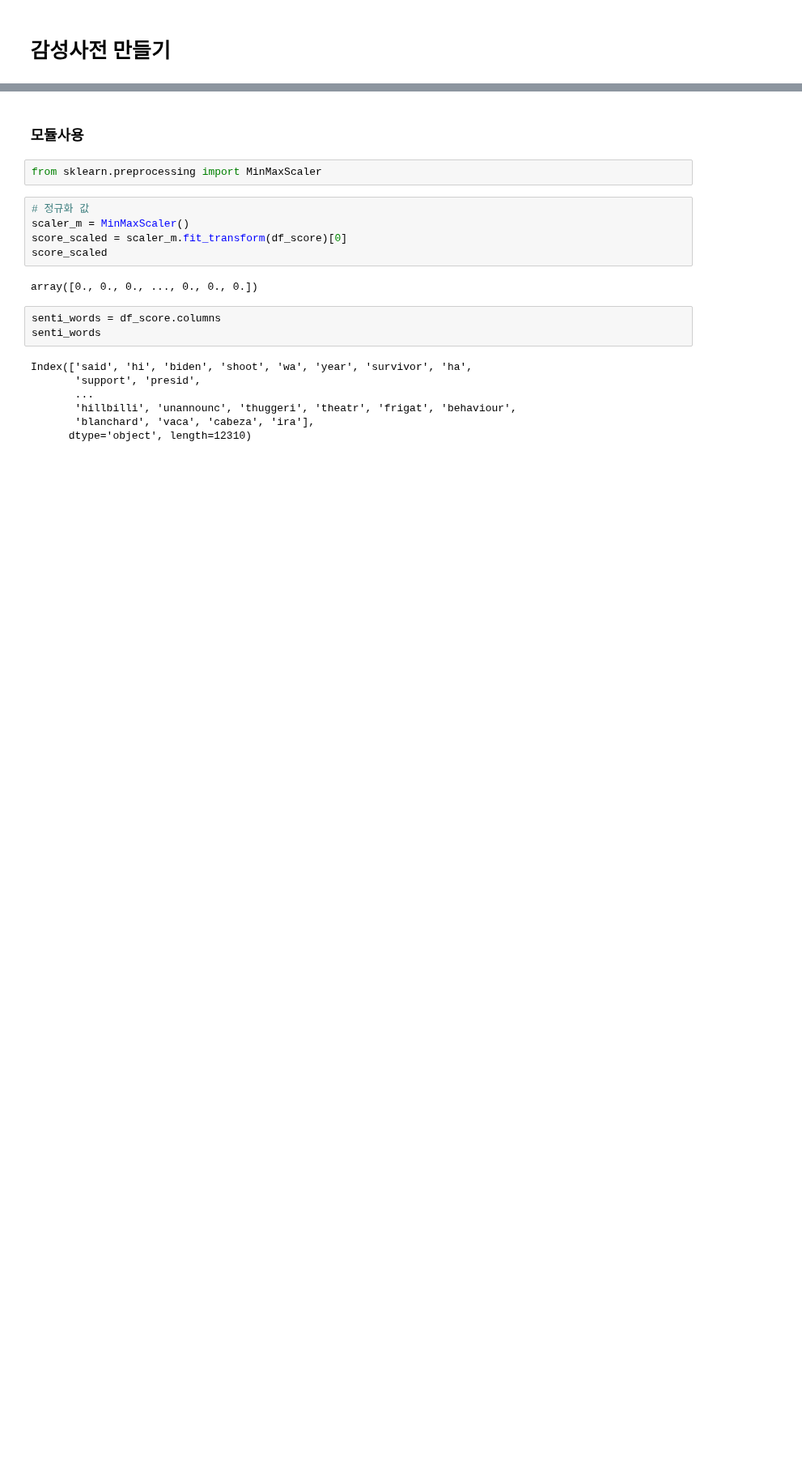
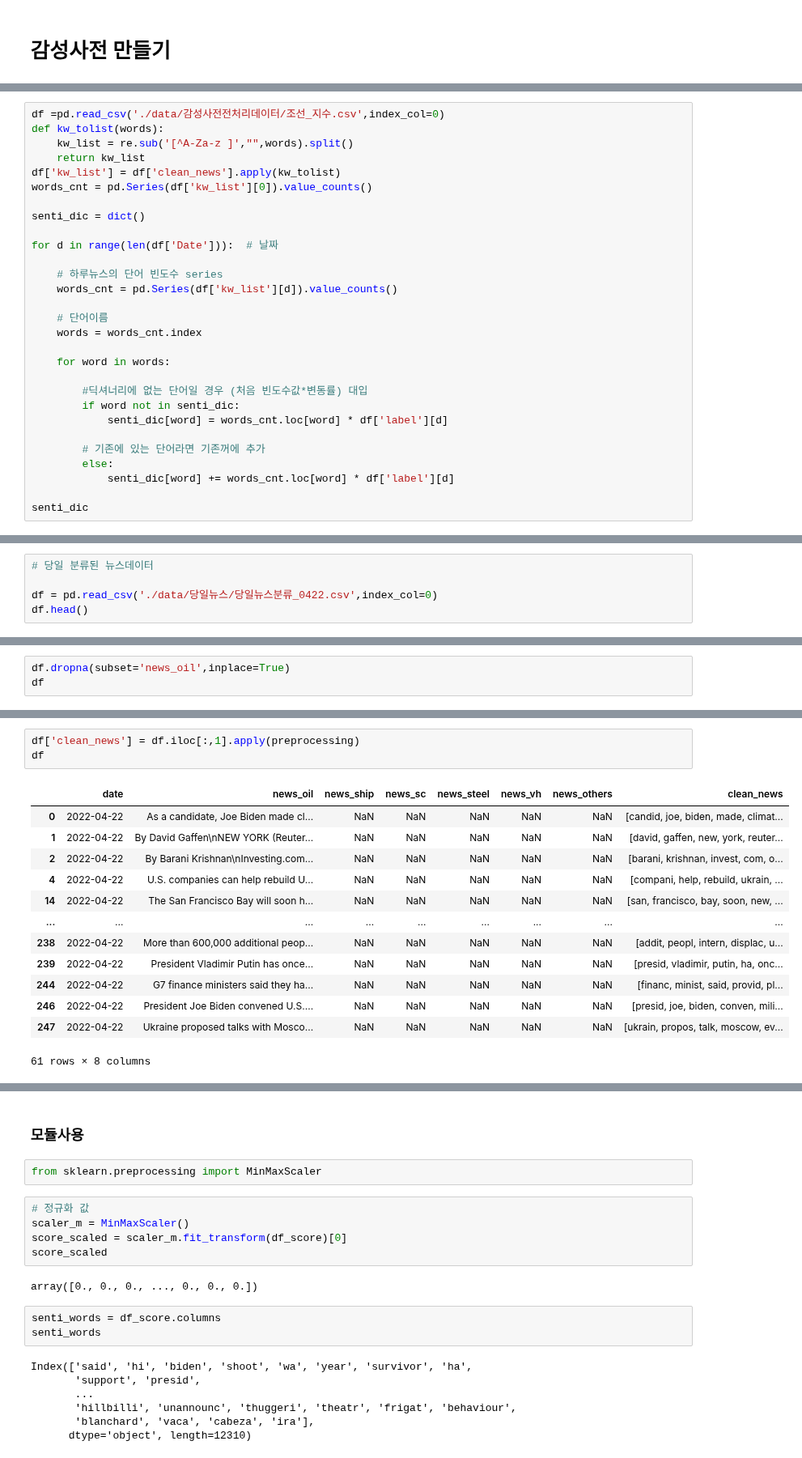
Before and after one commit to 21ckwj/fintech, a Jupyter notebook: 프로젝트4/감성사전만들기.ipynb, the cells around one changed output, grey strips where cells are left out. Shown at 81% size. Drawn from its saved outputs; the diff is of its cells as text; blank space fills up the shorter version.

```diff
--- a/프로젝트4/감성사전만들기.ipynb
+++ b/프로젝트4/감성사전만들기.ipynb
@@ -330,0 +360,29 @@ df_score
+# %%
+df =pd.read_csv('./data/감성사전전처리데이터/조선_지수.csv',index_col=0)
+def kw_tolist(words):
+    kw_list = re.sub('[^A-Za-z ]',"",words).split()
+    return kw_list
+df['kw_list'] = df['clean_news'].apply(kw_tolist)
+words_cnt = pd.Series(df['kw_list'][0]).value_counts()
+
+senti_dic = dict()
+
+for d in range(len(df['Date'])):  # 날짜
+
+    # 하루뉴스의 단어 빈도수 series
+    words_cnt = pd.Series(df['kw_list'][d]).value_counts()
+
+    # 단어이름
+    words = words_cnt.index
+
+    for word in words:
+
+        #딕셔너리에 없는 단어일 경우 (처음 빈도수값*변동률) 대입
+        if word not in senti_dic:
+            senti_dic[word] = words_cnt.loc[word] * df['label'][d]
+
+        # 기존에 있는 단어라면 기존꺼에 추가
+        else:
+            senti_dic[word] += words_cnt.loc[word] * df['label'][d]
+
+senti_dic
@@ -366,0 +411,5 @@ senti_lst
+# %%
+# 당일 분류된 뉴스데이터
+
+df = pd.read_csv('./data/당일뉴스/당일뉴스분류_0422.csv',index_col=0)
+df.head()
@@ -366,0 +455,3 @@ senti_lst
+# %%
+df.dropna(subset='news_oil',inplace=True)
+df
@@ -366,0 +472,17 @@ senti_lst
+# %%
+df['clean_news'] = df.iloc[:,1].apply(preprocessing)
+df
+# %% [output]
+|  | date | news_oil | news_ship | news_sc | news_steel | news_vh | news_others | clean_news |
+| 0 | 2022-04-22 | As a candidate, Joe Biden made cl... | NaN | NaN | NaN | NaN | NaN | [candid, joe, biden, made, climat... |
+| 1 | 2022-04-22 | By David Gaffen\nNEW YORK (Reuter... | NaN | NaN | NaN | NaN | NaN | [david, gaffen, new, york, reuter... |
+| 2 | 2022-04-22 | By Barani Krishnan\nInvesting.com... | NaN | NaN | NaN | NaN | NaN | [barani, krishnan, invest, com, o... |
+| 4 | 2022-04-22 | U.S. companies can help rebuild U... | NaN | NaN | NaN | NaN | NaN | [compani, help, rebuild, ukrain, ... |
+| 14 | 2022-04-22 | The San Francisco Bay will soon h... | NaN | NaN | NaN | NaN | NaN | [san, francisco, bay, soon, new, ... |
+| ... | ... | ... | ... | ... | ... | ... | ... | ... |
+| 238 | 2022-04-22 | More than 600,000 additional peop... | NaN | NaN | NaN | NaN | NaN | [addit, peopl, intern, displac, u... |
+| 239 | 2022-04-22 | President Vladimir Putin has once... | NaN | NaN | NaN | NaN | NaN | [presid, vladimir, putin, ha, onc... |
+| 244 | 2022-04-22 | G7 finance ministers said they ha... | NaN | NaN | NaN | NaN | NaN | [financ, minist, said, provid, pl... |
+| 246 | 2022-04-22 | President Joe Biden convened U.S.... | NaN | NaN | NaN | NaN | NaN | [presid, joe, biden, conven, mili... |
+| 247 | 2022-04-22 | Ukraine proposed talks with Mosco... | NaN | NaN | NaN | NaN | NaN | [ukrain, propos, talk, moscow, ev... |
+61 rows × 8 columns
```
Also changed, not shown: parts of 66 cells of this notebook, 4 other files.
